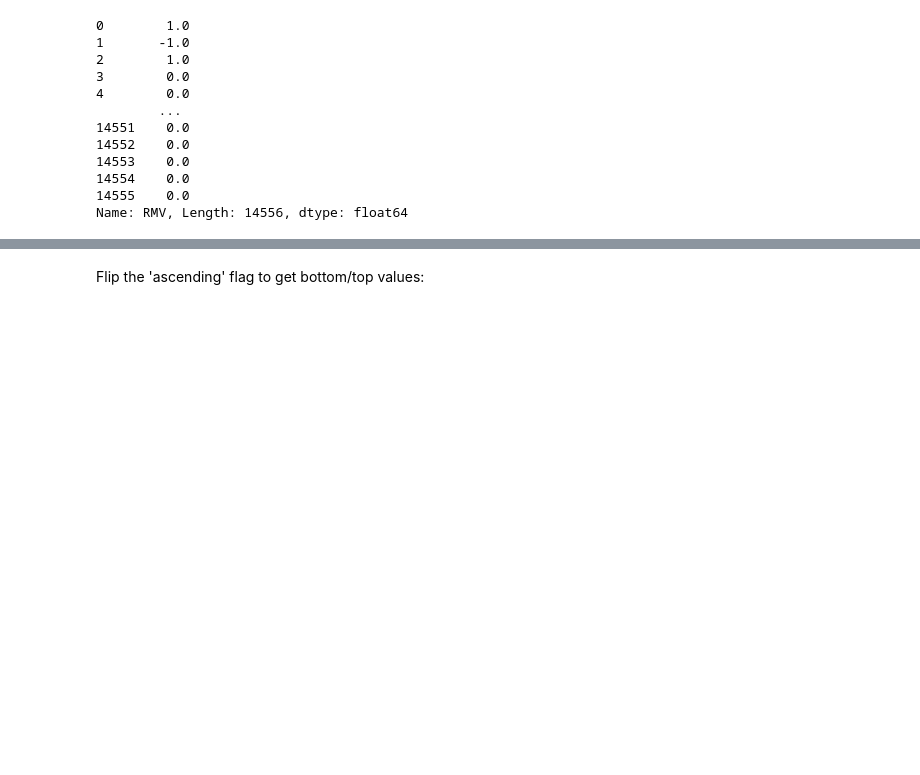
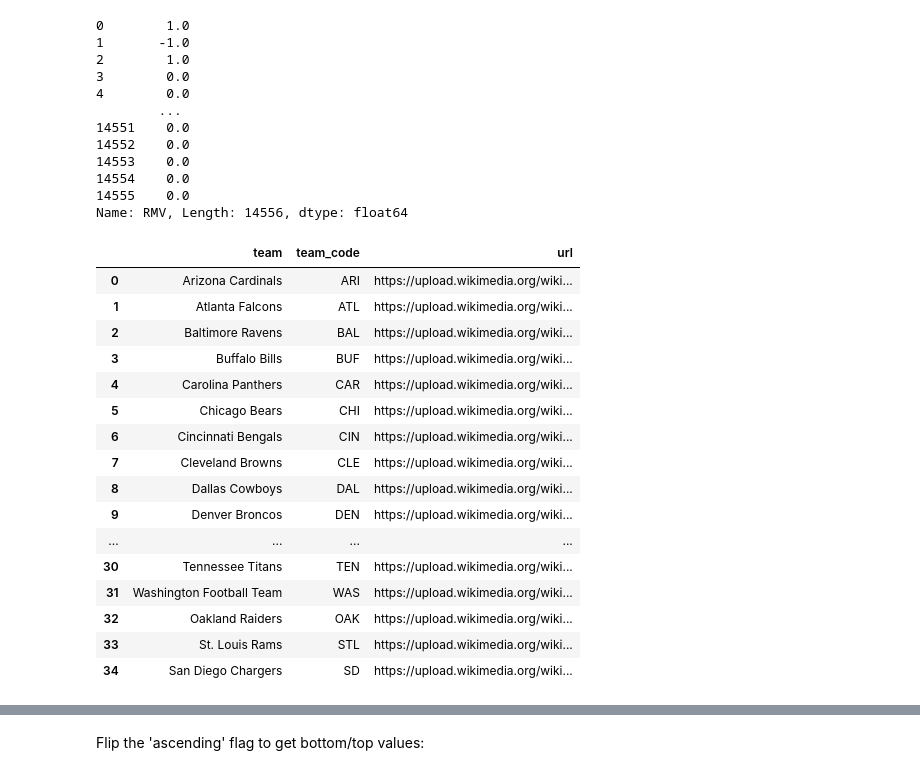
Before and after one commit to meagvo/NFL_BDB2025, a Jupyter notebook: pred-nov8-working.ipynb, the cells around one changed output, grey strips where cells are left out. Cells and saved outputs as stored; diff of their text form; code cells hidden in the pictures; blank space fills up the shorter version.

```diff
--- a/pred-nov8-working.ipynb
+++ b/pred-nov8-working.ipynb
@@ -652 +651,22 @@ logo_df=get_logo_df()
+# %%
+logo_df=pd.read_csv('logos/nfl_teamlogos.csv')
+logo_df
+# %% [output]
+|  | team | team_code | url |
+| 0 | Arizona Cardinals | ARI | https://upload.wikimedia.org/wiki... |
+| 1 | Atlanta Falcons | ATL | https://upload.wikimedia.org/wiki... |
+| 2 | Baltimore Ravens | BAL | https://upload.wikimedia.org/wiki... |
+| 3 | Buffalo Bills | BUF | https://upload.wikimedia.org/wiki... |
+| 4 | Carolina Panthers | CAR | https://upload.wikimedia.org/wiki... |
+| 5 | Chicago Bears | CHI | https://upload.wikimedia.org/wiki... |
+| 6 | Cincinnati Bengals | CIN | https://upload.wikimedia.org/wiki... |
+| 7 | Cleveland Browns | CLE | https://upload.wikimedia.org/wiki... |
+| 8 | Dallas Cowboys | DAL | https://upload.wikimedia.org/wiki... |
+| 9 | Denver Broncos | DEN | https://upload.wikimedia.org/wiki... |
+| ... | ... | ... | ... |
+| 30 | Tennessee Titans | TEN | https://upload.wikimedia.org/wiki... |
+| 31 | Washington Football Team | WAS | https://upload.wikimedia.org/wiki... |
+| 32 | Oakland Raiders | OAK | https://upload.wikimedia.org/wiki... |
+| 33 | St. Louis Rams | STL | https://upload.wikimedia.org/wiki... |
+| 34 | San Diego Chargers | SD | https://upload.wikimedia.org/wiki... |
 # %%
```
Also changed, not shown: parts of 35 cells of this notebook, 7 other files.
